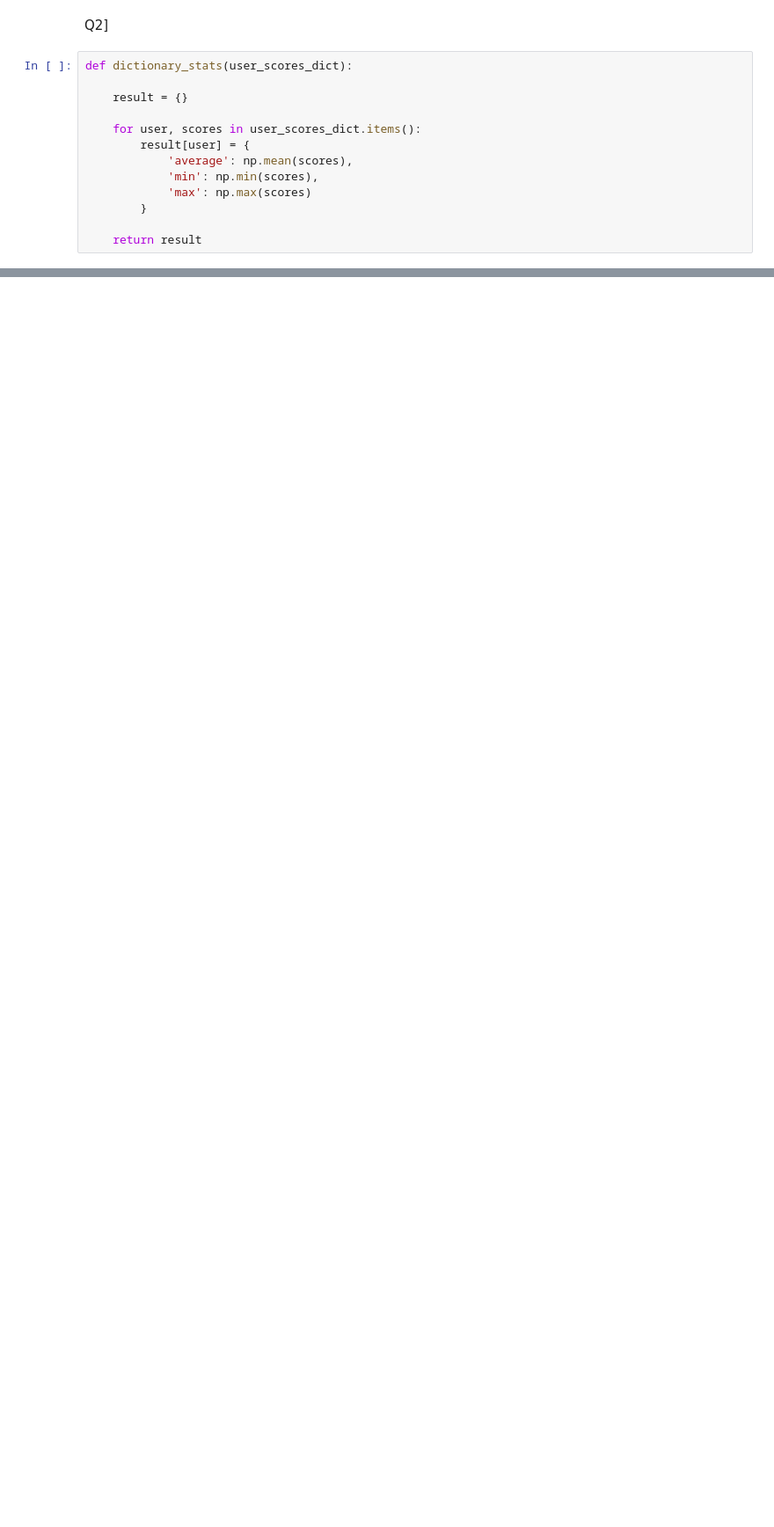
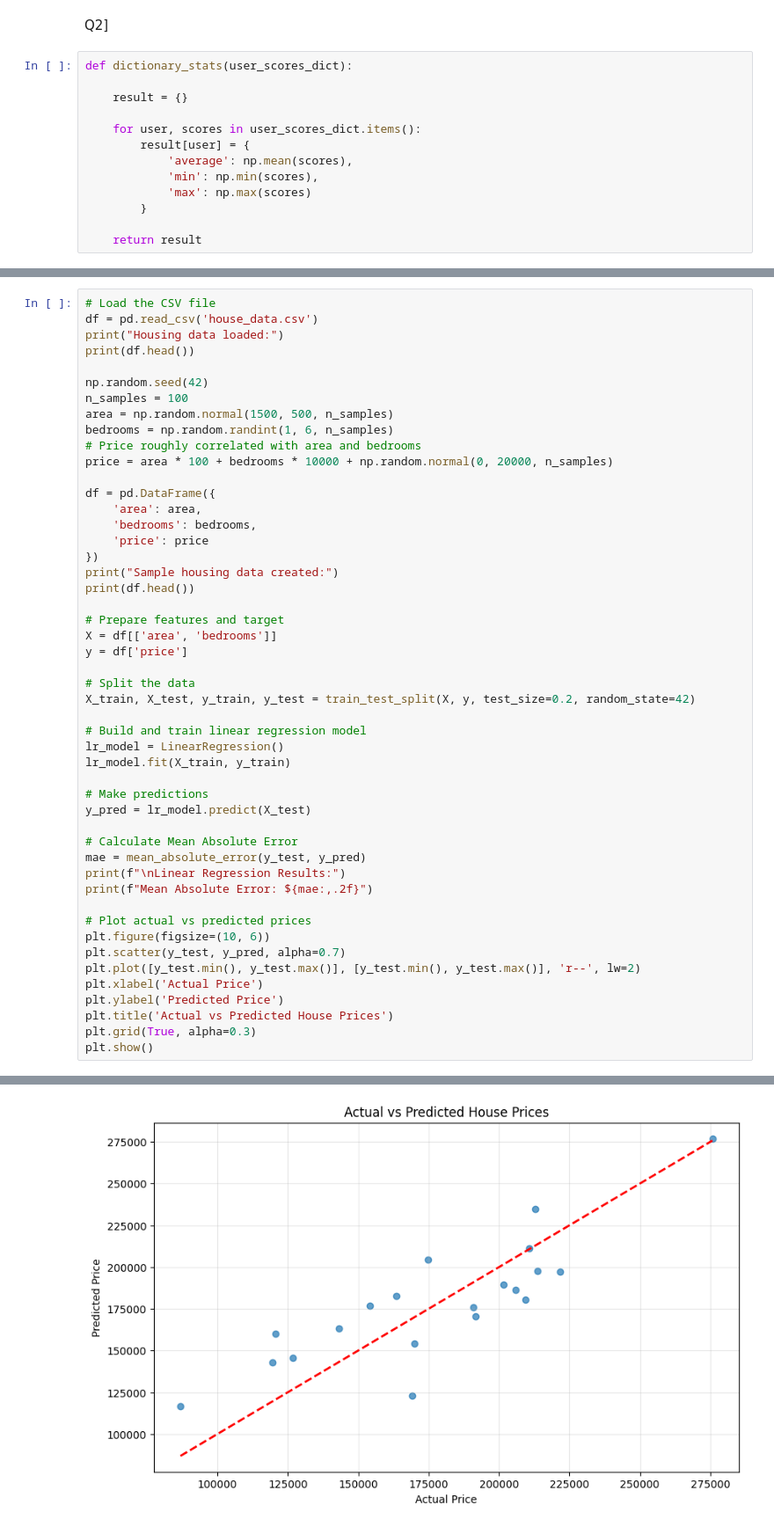
Before and after one commit to SagarNikam09/Task_CB_ai, a Jupyter notebook: Task_CB.ipynb, the cells around one changed output, grey strips where cells are left out. Shown at 88% size. Cells and saved outputs as stored; diff of their text form; blank space fills up the shorter version.

```diff
--- a/Task_CB.ipynb
+++ b/Task_CB.ipynb
@@ -53,0 +125,50 @@ def dictionary_stats(user_scores_dict):
+# %%
+# Load the CSV file
+df = pd.read_csv('house_data.csv')
+print("Housing data loaded:")
+print(df.head())
+
+np.random.seed(42)
+n_samples = 100
+area = np.random.normal(1500, 500, n_samples)
+bedrooms = np.random.randint(1, 6, n_samples)
+# Price roughly correlated with area and bedrooms
+price = area * 100 + bedrooms * 10000 + np.random.normal(0, 20000, n_samples)
+
+df = pd.DataFrame({
+    'area': area,
+    'bedrooms': bedrooms,
+    'price': price
+})
+print("Sample housing data created:")
+print(df.head())
+
+# Prepare features and target
+X = df[['area', 'bedrooms']]
+y = df['price']
+
+# Split the data
+X_train, X_test, y_train, y_test = train_test_split(X, y, test_size=0.2, random_state=42)
+
+# Build and train linear regression model
+lr_model = LinearRegression()
+lr_model.fit(X_train, y_train)
+
+# Make predictions
+y_pred = lr_model.predict(X_test)
+
+# Calculate Mean Absolute Error
+mae = mean_absolute_error(y_test, y_pred)
+print(f"\nLinear Regression Results:")
+print(f"Mean Absolute Error: ${mae:,.2f}")
+
+# Plot actual vs predicted prices
+plt.figure(figsize=(10, 6))
+plt.scatter(y_test, y_pred, alpha=0.7)
+plt.plot([y_test.min(), y_test.max()], [y_test.min(), y_test.max()], 'r--', lw=2)
+plt.xlabel('Actual Price')
+plt.ylabel('Predicted Price')
+plt.title('Actual vs Predicted House Prices')
+plt.grid(True, alpha=0.3)
+plt.show()
+# %% [output]
@@ -53,0 +192 @@ def dictionary_stats(user_scores_dict):
+[figure, added]
```
Also changed, not shown: parts of 18 cells of this notebook.
